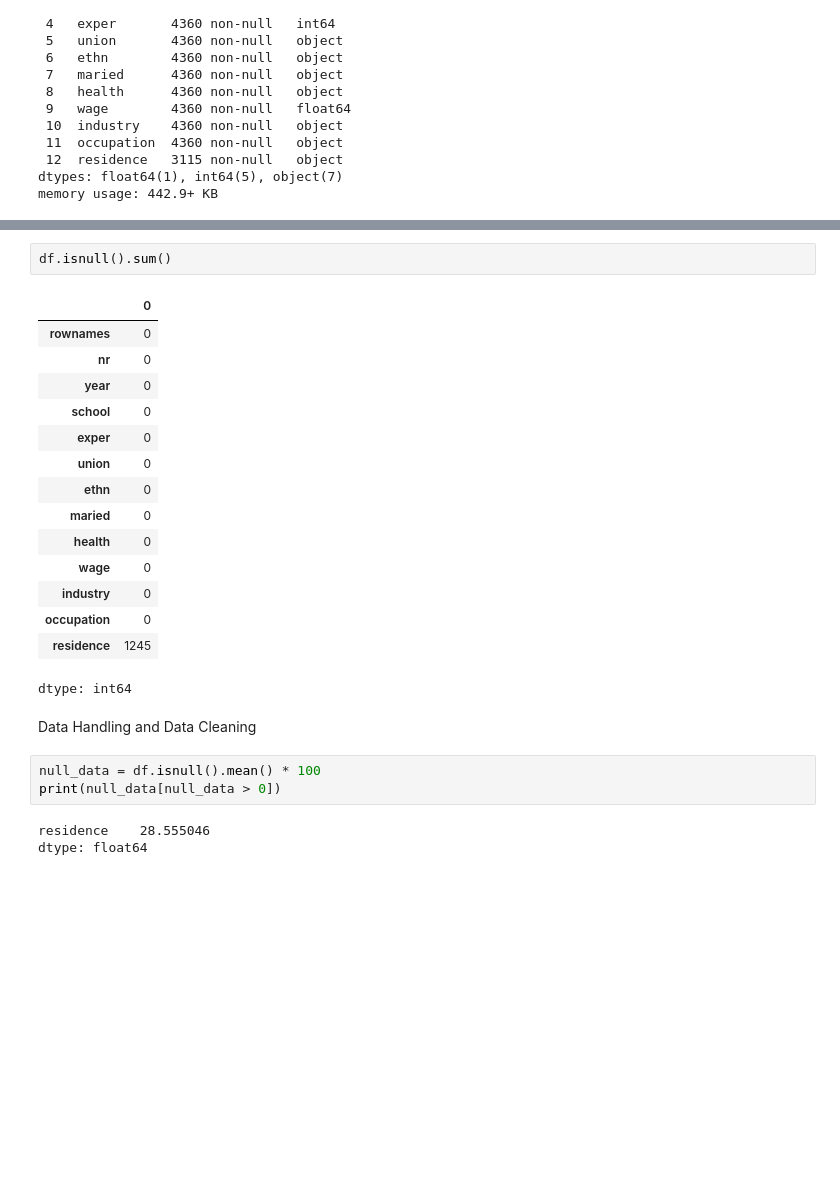
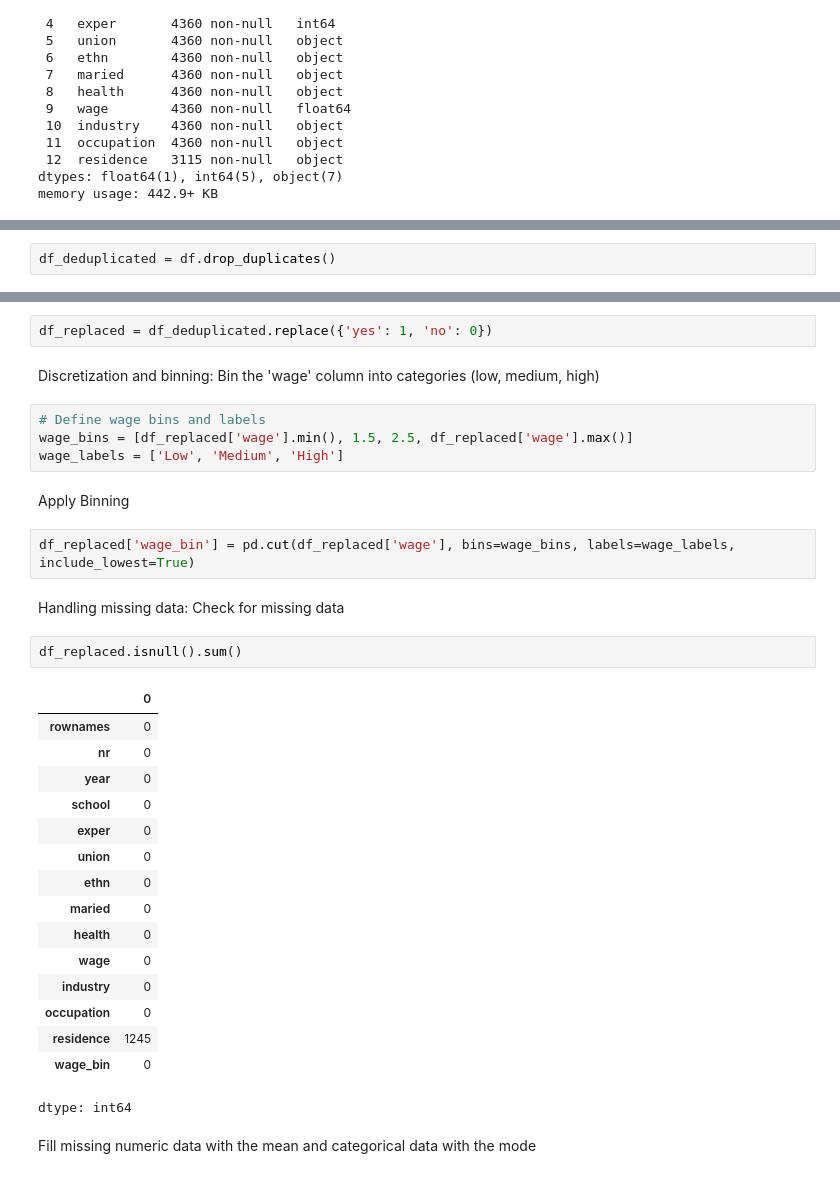
Before and after one commit to NeonHalo17/EDA, a Jupyter notebook: EDA_DA_I.ipynb, the cells around one changed output, grey strips where cells are left out. Cells and saved outputs as stored; diff of their text form; blank space fills up the shorter version.

```diff
--- a/EDA_DA_I.ipynb
+++ b/EDA_DA_I.ipynb
@@ -65,0 +70,2 @@ memory usage: 442.9+ KB
+# %%
+df_deduplicated = df.drop_duplicates()
@@ -66,26 +74,35 @@ memory usage: 442.9+ KB
+# %%
+df_replaced = df_deduplicated.replace({'yes': 1, 'no': 0})
+# %% [markdown]
+Discretization and binning: Bin the 'wage' column into categories (low, medium, high)
+# %%
+# Define wage bins and labels
+wage_bins = [df_replaced['wage'].min(), 1.5, 2.5, df_replaced['wage'].max()]
+wage_labels = ['Low', 'Medium', 'High']
+# %% [markdown]
+Apply Binning
+# %%
+df_replaced['wage_bin'] = pd.cut(df_replaced['wage'], bins=wage_bins, labels=wage_labels, include_lowest=True)
+# %% [markdown]
+Handling missing data: Check for missing data
 # %%
-df.isnull().sum()
+df_replaced.isnull().sum()
 # %% [output]
 |  | 0 |
 | rownames | 0 |
 | nr | 0 |
 | year | 0 |
 | school | 0 |
 | exper | 0 |
 | union | 0 |
 | ethn | 0 |
 | maried | 0 |
 | health | 0 |
 | wage | 0 |
 | industry | 0 |
 | occupation | 0 |
 | residence | 1245 |
+| wage_bin | 0 |
 dtype: int64
-# %% [markdown]
-Data Handling and Data Cleaning
-# %%
-null_data = df.isnull().mean() * 100
-print(null_data[null_data > 0])
-# %% [output]
-residence    28.555046
-dtype: float64
+# %% [markdown]
+Fill missing numeric data with the mean and categorical data with the mode
```
Also changed, not shown: parts of 51 cells of this notebook.
